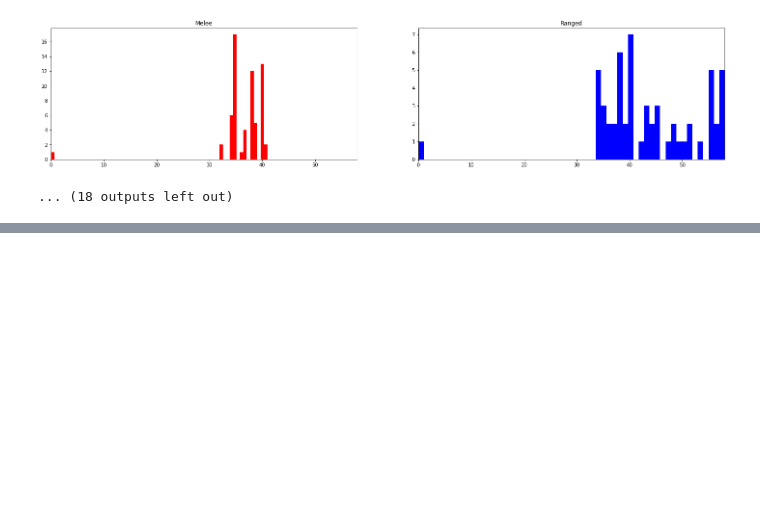
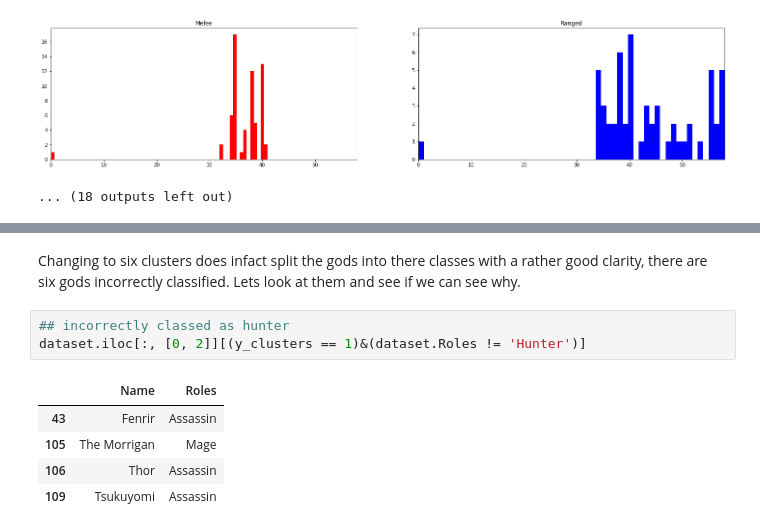
Before and after one commit to SifTheGreater/Smite_Analysis, a Jupyter notebook: God_Level_Data/God_Data.ipynb, the cells around one changed output, grey strips where cells are left out. Drawn from its saved outputs; the diff is of its cells as text; blank space fills up the shorter version.

```diff
--- a/God_Level_Data/God_Data.ipynb
+++ b/God_Level_Data/God_Data.ipynb
@@ -344,0 +474,11 @@ ManaPerLevel
+# %% [markdown]
+Changing to six clusters does infact split the gods into there classes with a rather good clarity, there are six gods incorrectly classified. Lets look at them and see if we can see why.
+# %%
+## incorrectly classed as hunter
+dataset.iloc[:, [0, 2]][(y_clusters == 1)&(dataset.Roles != 'Hunter')]
+# %% [output]
+|  | Name | Roles |
+| 43 | Fenrir | Assassin |
+| 105 | The Morrigan | Mage |
+| 106 | Thor | Assassin |
+| 109 | Tsukuyomi | Assassin |
```
Also changed, not shown: parts of 25 cells of this notebook.
